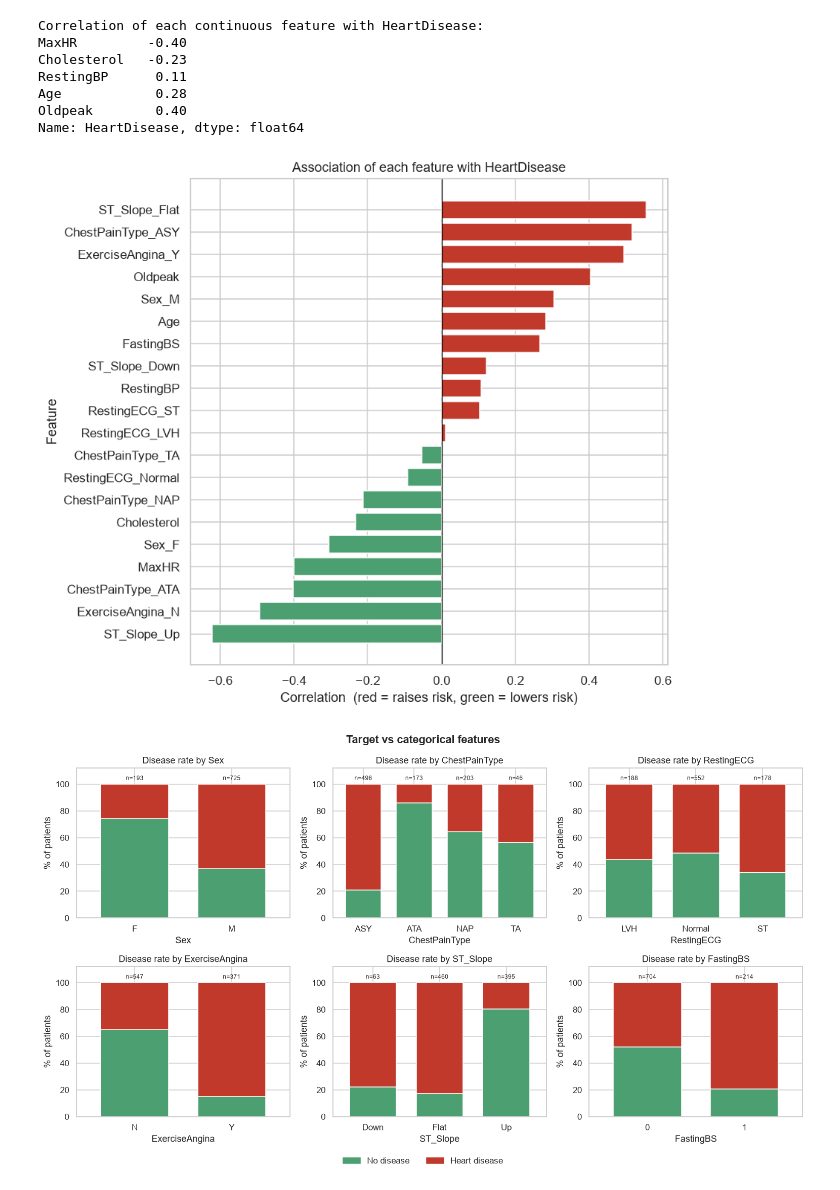
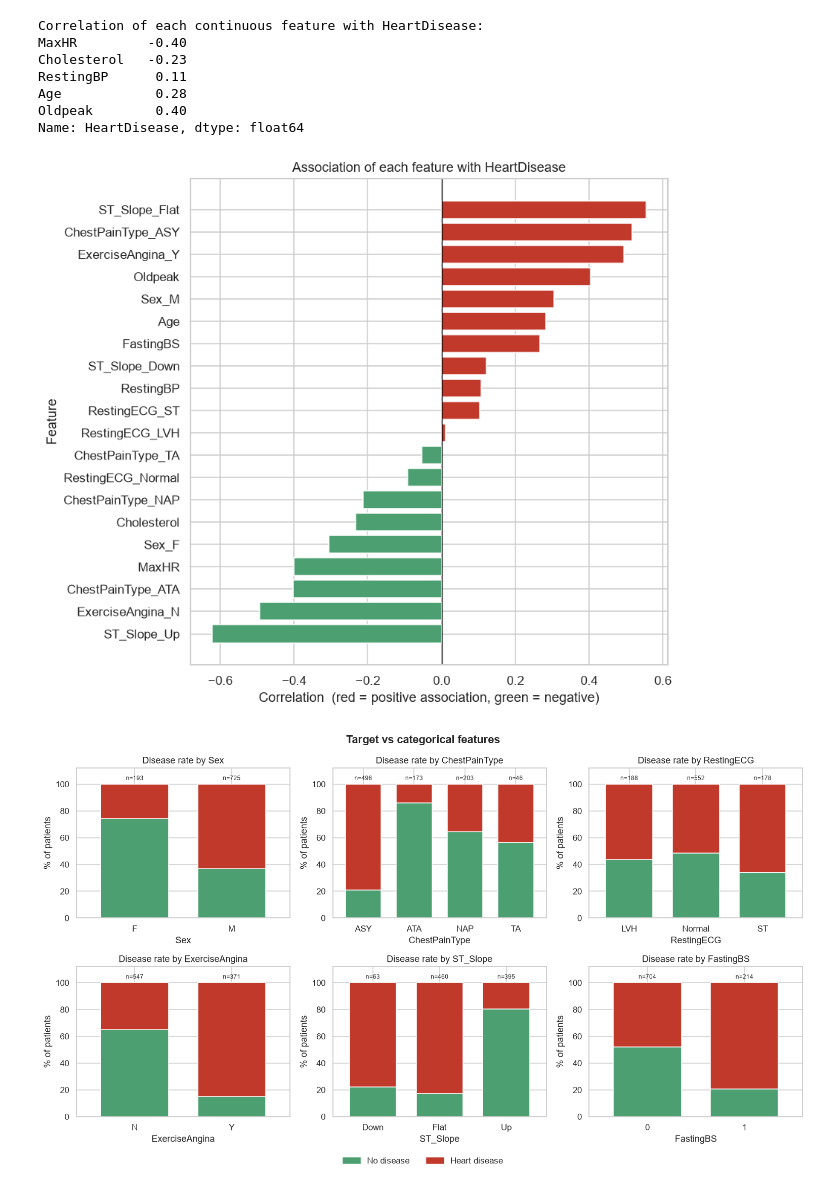
Before and after one commit to AkshayPrakash13892/HeartSaver, a Jupyter notebook: HeartSaver.ipynb, the cells around one changed output. Cells and saved outputs as stored; diff of their text form; code cells hidden in the pictures.

```diff
--- a/HeartSaver.ipynb
+++ b/HeartSaver.ipynb
@@ -393,21 +409,21 @@ Name: HeartDisease, dtype: float64
 # %%
 ## One-hot encode so that categorical levels can be ranked on the same scale as the
 ## numeric columns. This is a quick stand-in for feature importance before any model
 ## is trained, and tells us which features are worth engineering.
 encoded = pd.get_dummies(df.drop(columns=[target])).astype(float)
 strength = encoded.corrwith(df[target]).sort_values()
 
 fig, ax = plt.subplots(figsize=(8, 7))
 colours = ["#4C9F70" if v < 0 else "#C0392B" for v in strength]
 ax.barh(strength.index, strength.values, color=colours)
 ax.axvline(0, color="black", linewidth=0.8)
 ax.set_title("Association of each feature with HeartDisease")
-ax.set_xlabel("Correlation  (red = raises risk, green = lowers risk)")
+ax.set_xlabel("Correlation  (red = positive association, green = negative)")
 ax.set_ylabel("Feature")
 plt.tight_layout()
 plt.show()
 # %% [output]
-[figure, old version]
+[figure, new version]
 # %%
 ## Stacked percentage bars show how strongly each category splits the target.
 ## Sample size is printed above each bar because a large effect on a small group
```
Also changed, not shown: parts of 92 cells of this notebook, 1 other file.
